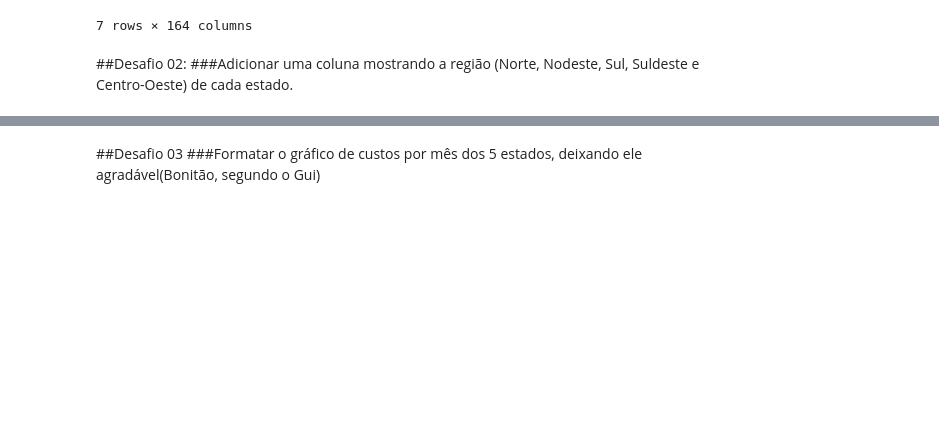
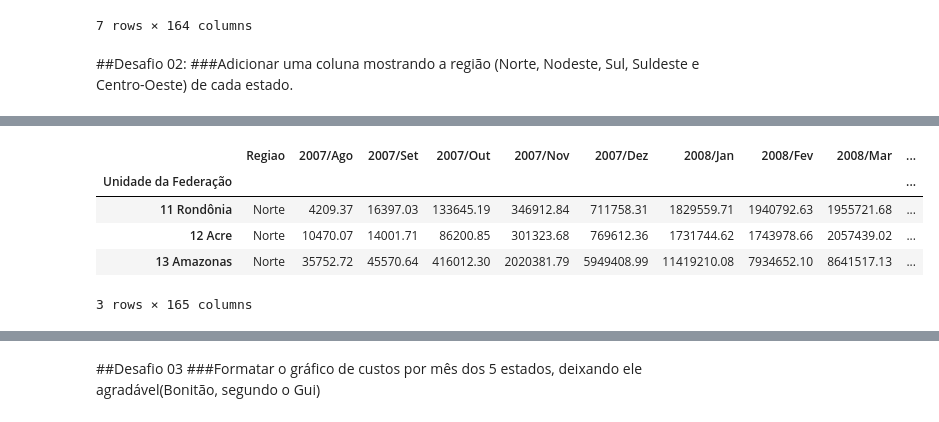
Before and after one commit to BrSiqueira/Bootcamp-DataScience, a Jupyter notebook: Modulo01/Modulo01_Aula_03_Desafio.ipynb, the cells around one changed output, grey strips where cells are left out. Cells and saved outputs as stored; diff of their text form; code cells hidden in the pictures; blank space fills up the shorter version.

```diff
--- a/Modulo01/Modulo01_Aula_03_Desafio.ipynb
+++ b/Modulo01/Modulo01_Aula_03_Desafio.ipynb
@@ -340,0 +357,10 @@ usaveis.index.to_list()
+# %%
+usaveis.insert(0, "Regiao", mrg["regiao"], True)
+usaveis.head(3)
+# %% [output]
+|  | Regiao | 2007/Ago | 2007/Set | 2007/Out | 2007/Nov | 2007/Dez | 2008/Jan | 2008/Fev | 2008/Mar | ... |
+| Unidade da Federação |  |  |  |  |  |  |  |  |  | ... |
+| 11 Rondônia | Norte | 4209.37 | 16397.03 | 133645.19 | 346912.84 | 711758.31 | 1829559.71 | 1940792.63 | 1955721.68 | ... |
+| 12 Acre | Norte | 10470.07 | 14001.71 | 86200.85 | 301323.68 | 769612.36 | 1731744.62 | 1743978.66 | 2057439.02 | ... |
+| 13 Amazonas | Norte | 35752.72 | 45570.64 | 416012.30 | 2020381.79 | 5949408.99 | 11419210.08 | 7934652.10 | 8641517.13 | ... |
+3 rows × 165 columns
```
Also changed, not shown: parts of 16 cells of this notebook.
